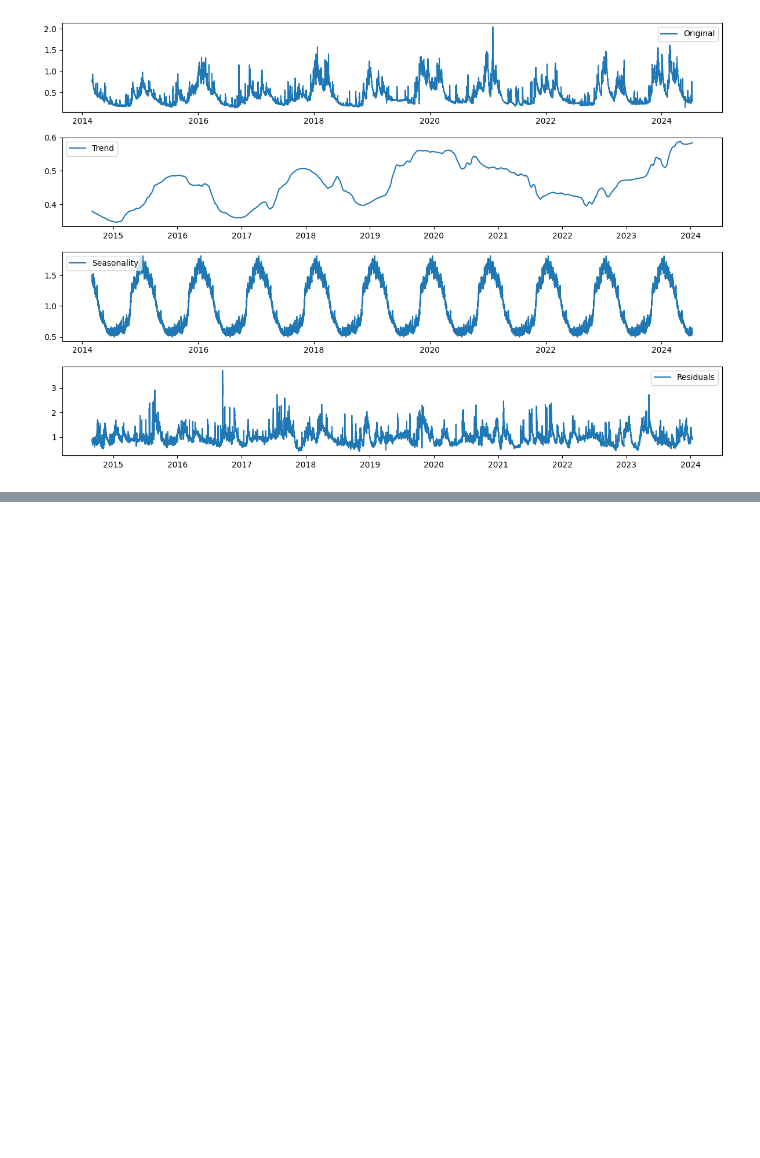
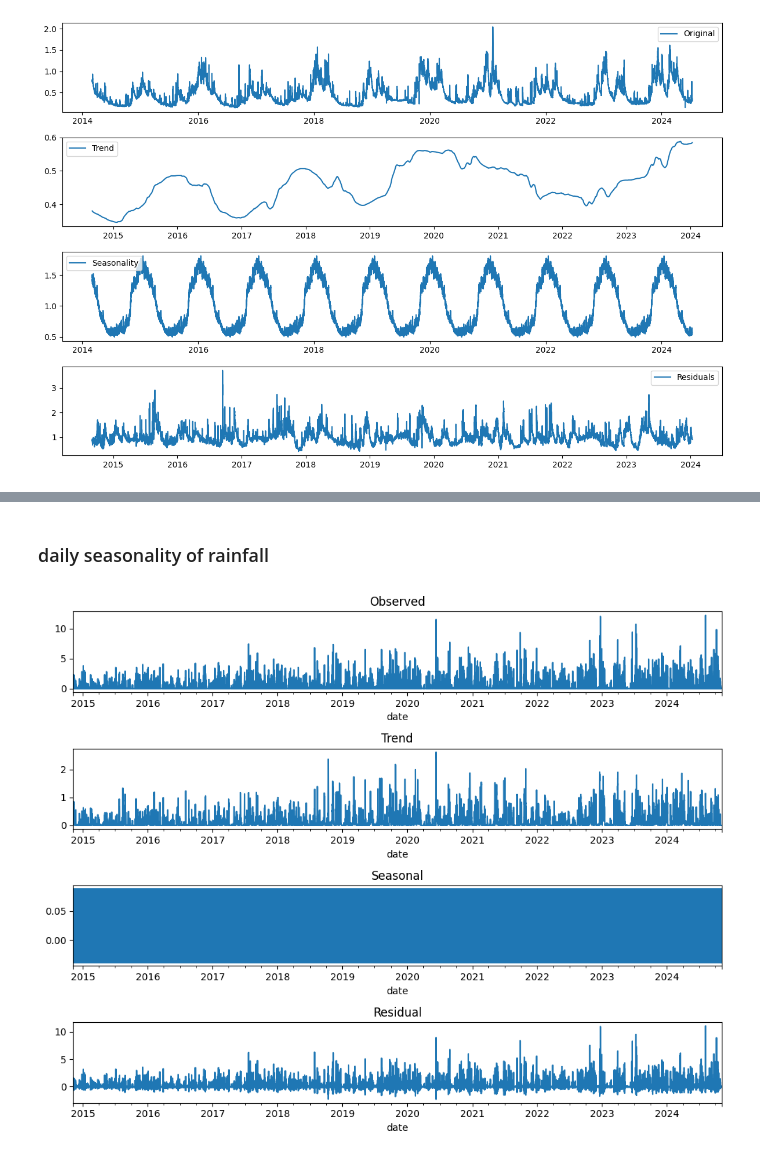
Before and after one commit to mishadcf/Flood-Prediction-Cornwall, a Jupyter notebook: notebooks/EDA.ipynb, the cells around one changed output, grey strips where cells are left out. Saved outputs shown, nothing was run; the diff lists cells and outputs as text; code cells hidden in the pictures; blank space fills up the shorter version.

```diff
--- a/notebooks/EDA.ipynb
+++ b/notebooks/EDA.ipynb
@@ -403,0 +750,2 @@ plt.tight_layout()
+# %%
+ten_year_data = ten_year_data[~ten_year_data.index.duplicated(keep='first')]
@@ -403,0 +769,18 @@ plt.tight_layout()
+# %% [markdown]
+
+### daily seasonality of rainfall
+# %%
+decomposition = seasonal_decompose(ten_year_data, model='additive', period=24)
+
+# Plot the decomposition
+fig, (ax1, ax2, ax3, ax4) = plt.subplots(4, 1, figsize=(10, 8))
+
+decomposition.observed.plot(ax=ax1, title='Observed')
+decomposition.trend.plot(ax=ax2, title='Trend')
+decomposition.seasonal.plot(ax=ax3, title='Seasonal')
+decomposition.resid.plot(ax=ax4, title='Residual')
+
+plt.tight_layout()
+plt.show()
+# %% [output]
+[figure, added]
```
Also changed, not shown: parts of 39 cells of this notebook.
